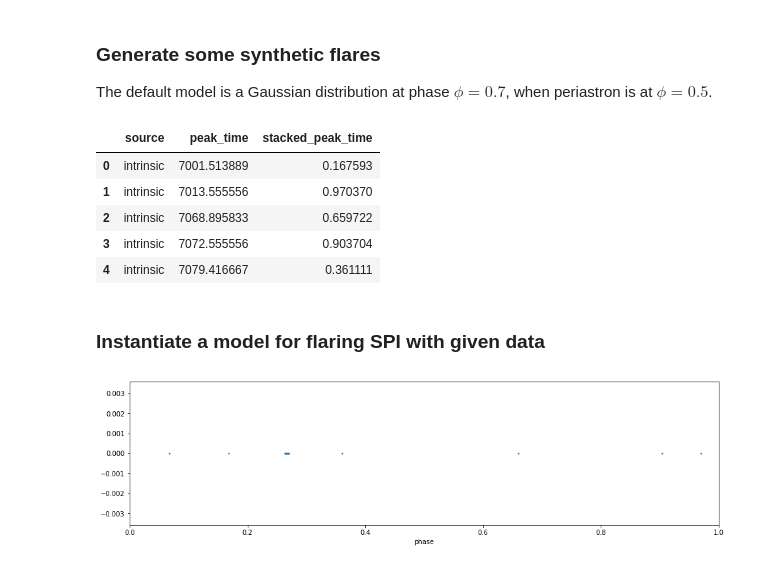
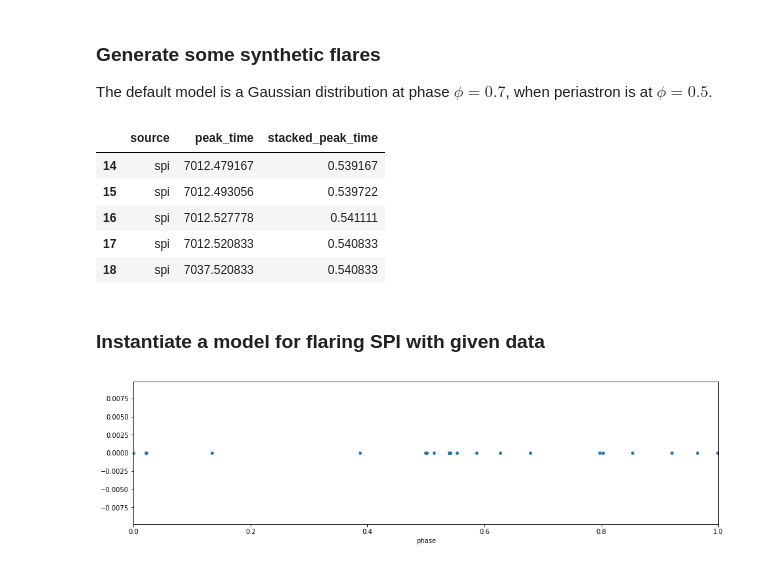
Before and after one commit to ekaterinailin/Orbital_Flare_Declustering, a Jupyter notebook: NB5_create_synthetic_flares_and_run_declustering.ipynb, the cells around one changed output. Cells and saved outputs as stored; diff of their text form; code cells hidden in the pictures.

```diff
--- a/NB5_create_synthetic_flares_and_run_declustering.ipynb
+++ b/NB5_create_synthetic_flares_and_run_declustering.ipynb
@@ -11,11 +11,11 @@ import matplotlib.pyplot as plt
 ### Create a Hot Jupiter host and a time series observations:
 # %%
 
-sf = SyntheticFlares(hjhost=HotJupiterHost(period=15, a=1., e=.3, first_periastron_time=7000.,),
+sf = SyntheticFlares(hjhost=HotJupiterHost(period=25, a=1., e=.3, first_periastron_time=7000.,),
                      #period in days, a in AU, first periastron time must occur after first_observation time...
                      observation_deltat=105, # in days
                      cadence=6, #observations per hour
-                     flares_per_day=.1, #in days^-1
+                     flares_per_day=0.1, #in days^-1
                      first_observation_time=6999)# day
 print("Observation time series: ", sf.observation_time[:5],
       "\nPoisson parameter for the time series converted from flares_per_day: ", sf.poisson_parameter)
@@ -33,14 +33,14 @@ sf.generate_synthetic_flares(model="Gauss",
                              width=0.02, # in days (standard deviation)
                              phase=phase) #  can be chosen from 0 to 1
 # %%
-sf.all_flares.head()
+sf.all_flares.tail()
 # %% [output]
 |  | source | peak_time | stacked_peak_time |
-| 0 | intrinsic | 7001.513889 | 0.167593 |
-| 1 | intrinsic | 7013.555556 | 0.970370 |
-| 2 | intrinsic | 7068.895833 | 0.659722 |
-| 3 | intrinsic | 7072.555556 | 0.903704 |
-| 4 | intrinsic | 7079.416667 | 0.361111 |
+| 14 | spi | 7012.479167 | 0.539167 |
+| 15 | spi | 7012.493056 | 0.539722 |
+| 16 | spi | 7012.527778 | 0.541111 |
+| 17 | spi | 7012.520833 | 0.540833 |
+| 18 | spi | 7037.520833 | 0.540833 |
 # %% [markdown]
 ### Instantiate a model for flaring SPI with given data
 # %%
@@ -50,8 +51,8 @@ spi = SPI_Model(major_axis_a=sf.hjhost.major_axis_a,
                 n_orbits=sf.observation_deltat / sf.hjhost.period)
 # %%
 plt.figure(figsize=(16,4))
-plt.scatter(sf.all_flares.stacked_peak_time, len(sf.all_flares.stacked_peak_time)*[0], s=2)
+plt.scatter(sf.all_flares.stacked_peak_time, len(sf.all_flares.stacked_peak_time)*[0], s=15)
 plt.xlabel("phase")
 plt.xlim(0,1);
 # %% [output]
-[figure, old version]
+[figure, new version]
```
Also changed, not shown: parts of 8 cells of this notebook, 5 other files.
